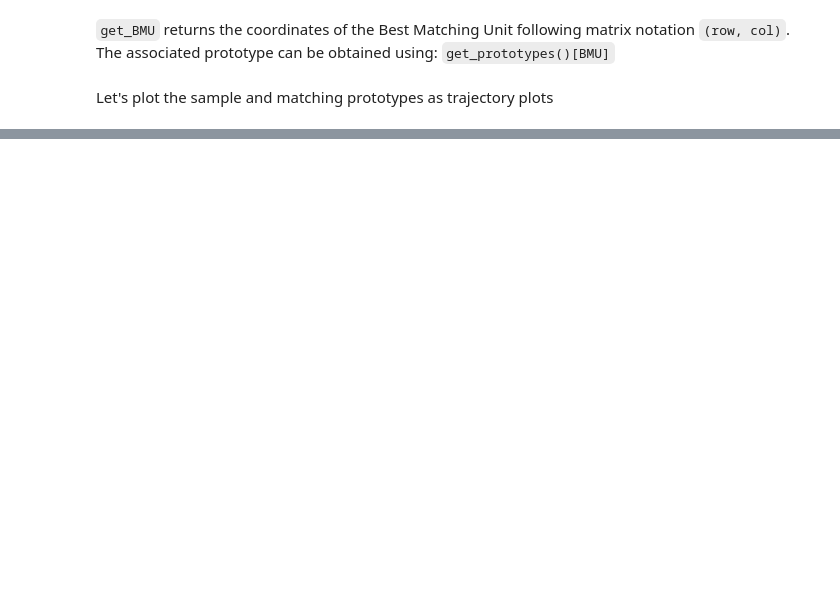
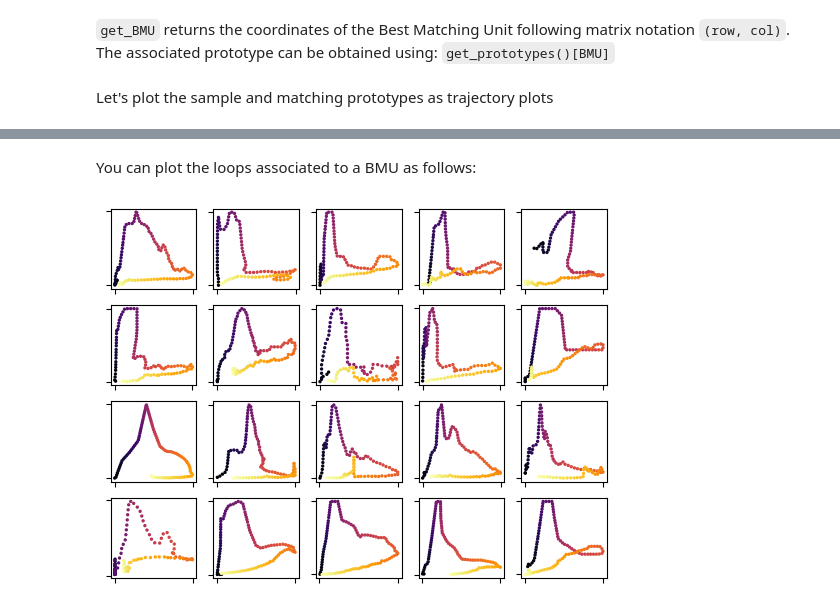
Before and after one commit to ArlexMR/HySOM, a Jupyter notebook: docs/tutorials/thesomclass.ipynb, the cells around one changed output, grey strips where cells are left out. Drawn from its saved outputs; the diff is of its cells as text; code cells hidden in the pictures; blank space fills up the shorter version.

```diff
--- a/docs/tutorials/thesomclass.ipynb
+++ b/docs/tutorials/thesomclass.ipynb
@@ -66,7 +94,7 @@ ax_te.set_xlabel("Iteration")
 ax_te.set_ylabel("Topographic Error")
 
 # Mark epochs
-iterations_per_epoch = len(data)
+iterations_per_epoch = len(loops)
 idx = 0
 for i in range(epochs+1):
     ax_qe.axvline(idx, color = "grey", linestyle  = "--", alpha = 0.5)
@@ -127,0 +161,6 @@ plt.legend()
+# %%
+classified_loops = mysom.classify(loops)
+
+print("   BMU     # of loops")
+for BMU, loops_list in classified_loops.items():
+    print(f"{str(BMU):10s}    {len(loops_list)}")
@@ -127,0 +185,12 @@ plt.legend()
+# %% [markdown]
+You can plot the loops associated to a BMU as follows:
+# %%
+selected_bmu = (0,0)
+
+fig = plt.figure()
+for i, loop in enumerate(classified_loops[selected_bmu]):
+    ax = fig.add_subplot(4,5,i+1)
+    ax.scatter(loop[:,0], loop[:,1], cmap= "inferno", s = 2, c = range(len(loop)))
+    ax.tick_params(labelbottom = False, labelleft = False)
+# %% [output]
+[figure, added]
```
Also changed, not shown: parts of 17 cells of this notebook, 7 other files.
